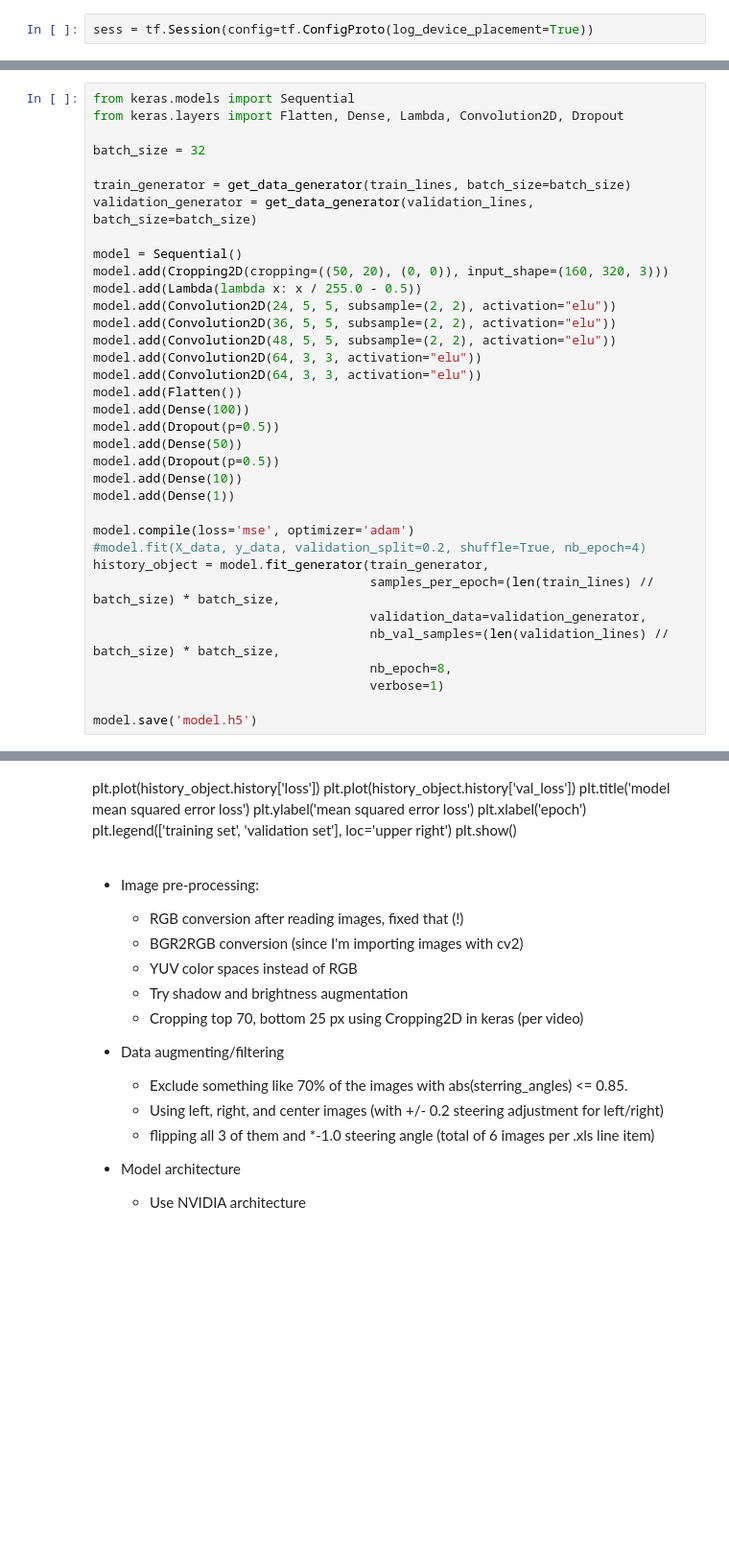
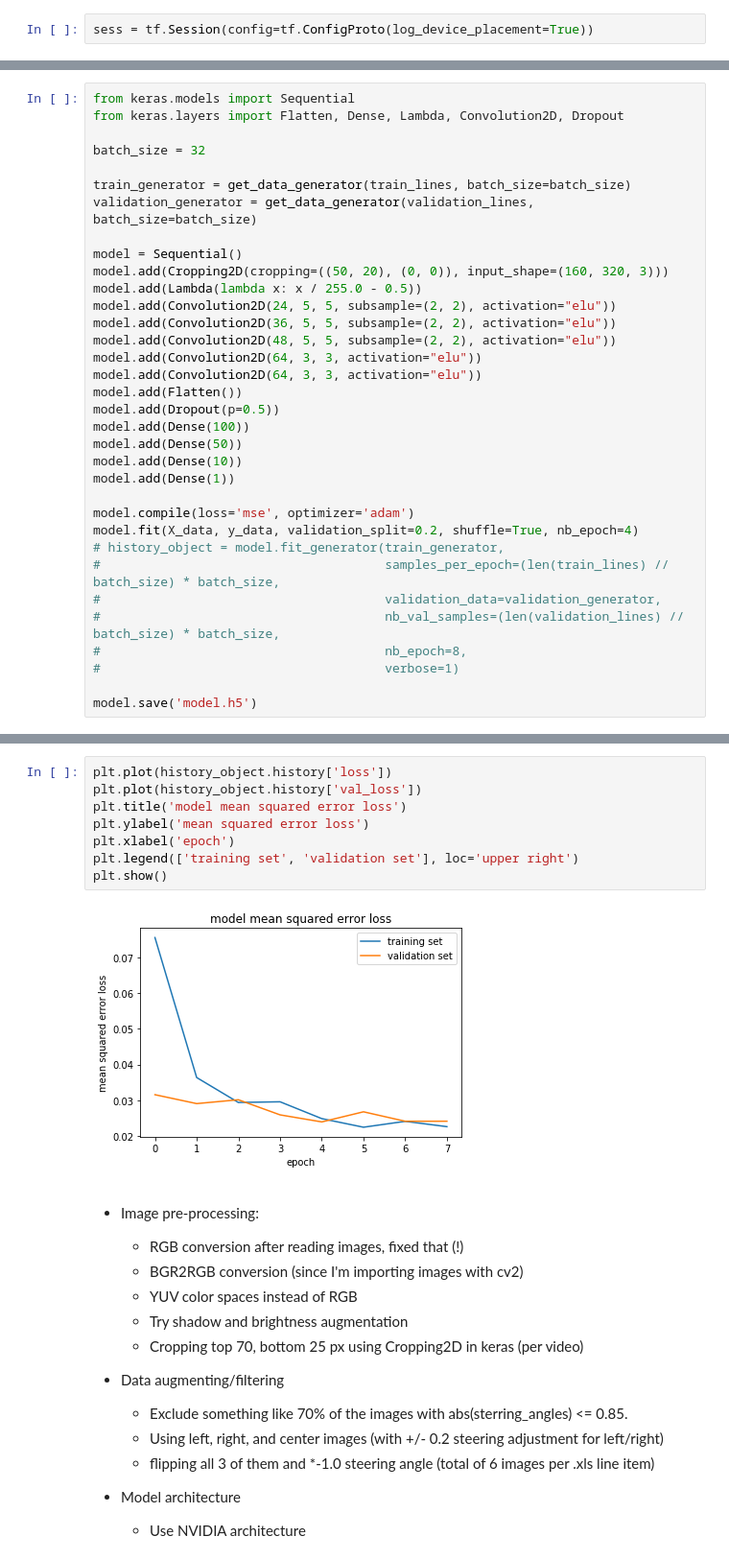
Before and after one commit to sdegryze/CarND-Behavioral-Cloning-P3, a Jupyter notebook: Project 3 - Behavioral Cloning.ipynb, the cells around one changed output, grey strips where cells are left out. Shown at 96% size. Drawn from its saved outputs; the diff is of its cells as text; blank space fills up the shorter version.

Commit message:
Reverting back to no data augmentation or generators

```diff
--- a/Project 3 - Behavioral Cloning.ipynb
+++ b/Project 3 - Behavioral Cloning.ipynb
@@ -144,21 +128,20 @@ model.add(Convolution2D(48, 5, 5, subsample=(2, 2), activation="elu"))
 model.add(Convolution2D(64, 3, 3, activation="elu"))
 model.add(Convolution2D(64, 3, 3, activation="elu"))
 model.add(Flatten())
+model.add(Dropout(p=0.5))
 model.add(Dense(100))
-model.add(Dropout(p=0.5))
 model.add(Dense(50))
-model.add(Dropout(p=0.5))
 model.add(Dense(10))
 model.add(Dense(1))
 
 model.compile(loss='mse', optimizer='adam')
-#model.fit(X_data, y_data, validation_split=0.2, shuffle=True, nb_epoch=4)
-history_object = model.fit_generator(train_generator,
-                                     samples_per_epoch=(len(train_lines) // batch_size) * batch_size,
-                                     validation_data=validation_generator,
-                                     nb_val_samples=(len(validation_lines) // batch_size) * batch_size,
-                                     nb_epoch=8,
-                                     verbose=1)
+model.fit(X_data, y_data, validation_split=0.2, shuffle=True, nb_epoch=4)
+# history_object = model.fit_generator(train_generator,
+#                                      samples_per_epoch=(len(train_lines) // batch_size) * batch_size,
+#                                      validation_data=validation_generator,
+#                                      nb_val_samples=(len(validation_lines) // batch_size) * batch_size,
+#                                      nb_epoch=8,
+#                                      verbose=1)
 
 model.save('model.h5')
 # %% [output]
@@ -180,11 +154,13 @@ Epoch 8/8
-# %% [markdown]
-plt.plot(history_object.history['loss'])
-plt.plot(history_object.history['val_loss'])
-plt.title('model mean squared error loss')
-plt.ylabel('mean squared error loss')
-plt.xlabel('epoch')
-plt.legend(['training set', 'validation set'], loc='upper right')
-plt.show()
+# %%
+plt.plot(history_object.history['loss'])
+plt.plot(history_object.history['val_loss'])
+plt.title('model mean squared error loss')
+plt.ylabel('mean squared error loss')
+plt.xlabel('epoch')
+plt.legend(['training set', 'validation set'], loc='upper right')
+plt.show()
+# %% [output]
+[figure, added]
 # %% [markdown]
 * Image pre-processing:
   * RGB conversion after reading images, fixed that (!)
```
Also changed, not shown: parts of 6 cells of this notebook, 1 other file.
